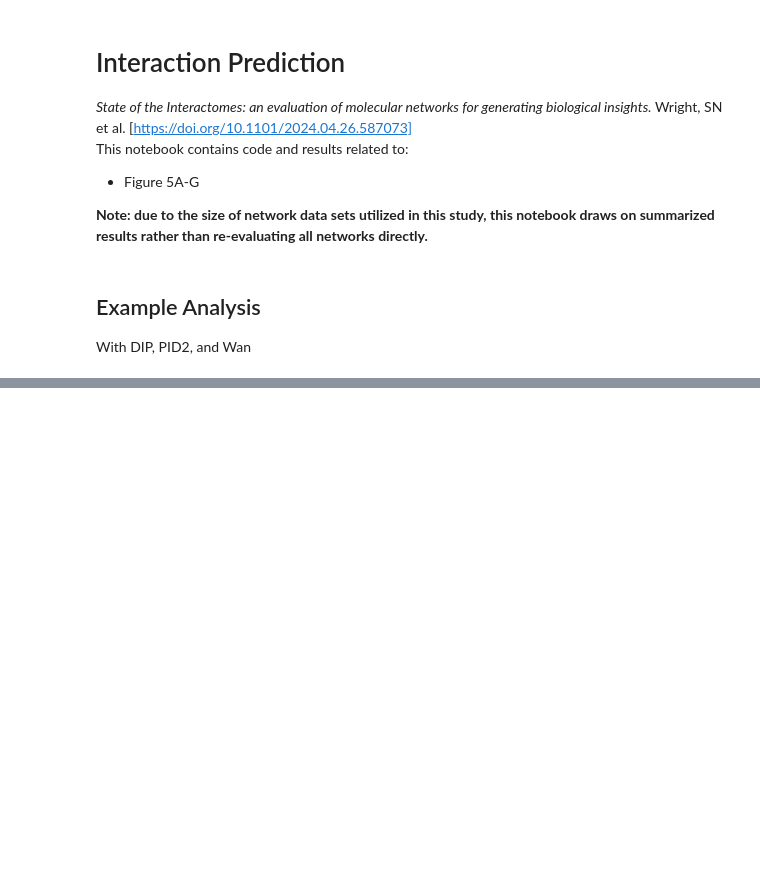
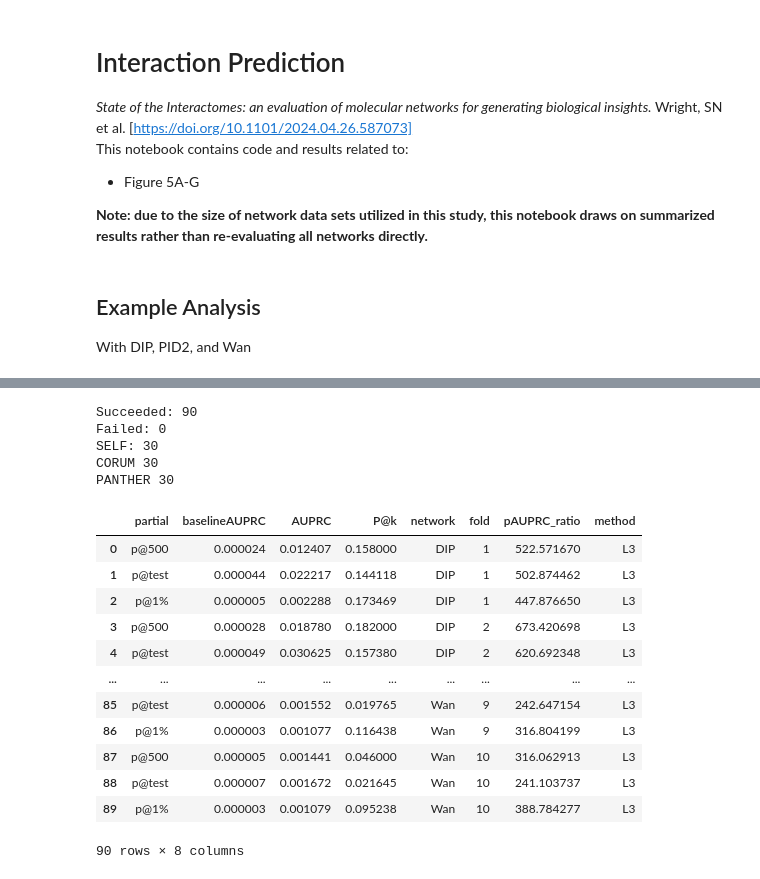
Before and after one commit to sarah-n-wright/Network_Evaluation_Tools, a Jupyter notebook: StateOfTheInteractomes_Notebooks/5_Interaction_Prediction.ipynb, the cells around one changed output, grey strips where cells are left out. Drawn from its saved outputs; the diff is of its cells as text; code cells hidden in the pictures; blank space fills up the shorter version.

```diff
--- a/StateOfTheInteractomes_Notebooks/5_Interaction_Prediction.ipynb
+++ b/StateOfTheInteractomes_Notebooks/5_Interaction_Prediction.ipynb
@@ -74,0 +53,43 @@ Failed: 20
+# %%
+cv_results = []
+corum_results = []
+panther_results = []
+missing = []
+for prefix in prefixes:
+    for fold in range(1,11):
+        try:
+            df = pd.read_csv(l3_dir+prefix+'.fold' + str(fold)+"_L3_results.tsv", sep="\t")
+            df['network'] = prefix
+            df['fold'] = fold
+            cv_results.append(df)
+
+        except FileNotFoundError:
+            missing.append([prefix, fold, 'cv'])
+        try:
+            df = pd.read_csv(l3_dir+prefix+'.fold' + str(fold)+"_L3_corum_results.tsv", sep="\t")
+
+            df['network'] = prefix
+            df['fold'] = fold
+            corum_results.append(df)
+        except FileNotFoundError:
+            missing.append([prefix, fold, 'corun'])
+
+        try:
+            df = pd.read_csv(l3_dir+prefix+'.fold' + str(fold)+"_L3_panther_results.tsv", sep="\t")
+            df['network'] = prefix
+            df['fold'] = fold
+            panther_results.append(df)
+        except FileNotFoundError:
+            missing.append([prefix, fold, 'panther'])
+
+print('Succeeded: {}'.format(len(cv_results)+len(corum_results)+len(panther_results)))
+print('Failed: {}'.format(len(missing)))
+print('SELF:',len(cv_results) )
+print('CORUM',len(corum_results))
+print('PANTHER',len(panther_results))
+# %% [output]
+Succeeded: 90
+Failed: 0
+SELF: 30
+CORUM 30
+PANTHER 30
@@ -74,0 +148,16 @@ Failed: 20
+# %%
+cv_l3_df
+# %% [output]
+|  | partial | baselineAUPRC | AUPRC | P@k | network | fold | pAUPRC_ratio | method |
+| 0 | p@500 | 0.000024 | 0.012407 | 0.158000 | DIP | 1 | 522.571670 | L3 |
+| 1 | p@test | 0.000044 | 0.022217 | 0.144118 | DIP | 1 | 502.874462 | L3 |
+| 2 | p@1% | 0.000005 | 0.002288 | 0.173469 | DIP | 1 | 447.876650 | L3 |
+| 3 | p@500 | 0.000028 | 0.018780 | 0.182000 | DIP | 2 | 673.420698 | L3 |
+| 4 | p@test | 0.000049 | 0.030625 | 0.157380 | DIP | 2 | 620.692348 | L3 |
+| ... | ... | ... | ... | ... | ... | ... | ... | ... |
+| 85 | p@test | 0.000006 | 0.001552 | 0.019765 | Wan | 9 | 242.647154 | L3 |
+| 86 | p@1% | 0.000003 | 0.001077 | 0.116438 | Wan | 9 | 316.804199 | L3 |
+| 87 | p@500 | 0.000005 | 0.001441 | 0.046000 | Wan | 10 | 316.062913 | L3 |
+| 88 | p@test | 0.000007 | 0.001672 | 0.021645 | Wan | 10 | 241.103737 | L3 |
+| 89 | p@1% | 0.000003 | 0.001079 | 0.095238 | Wan | 10 | 388.784277 | L3 |
+90 rows × 8 columns
```
Also changed, not shown: parts of 20 cells of this notebook.
